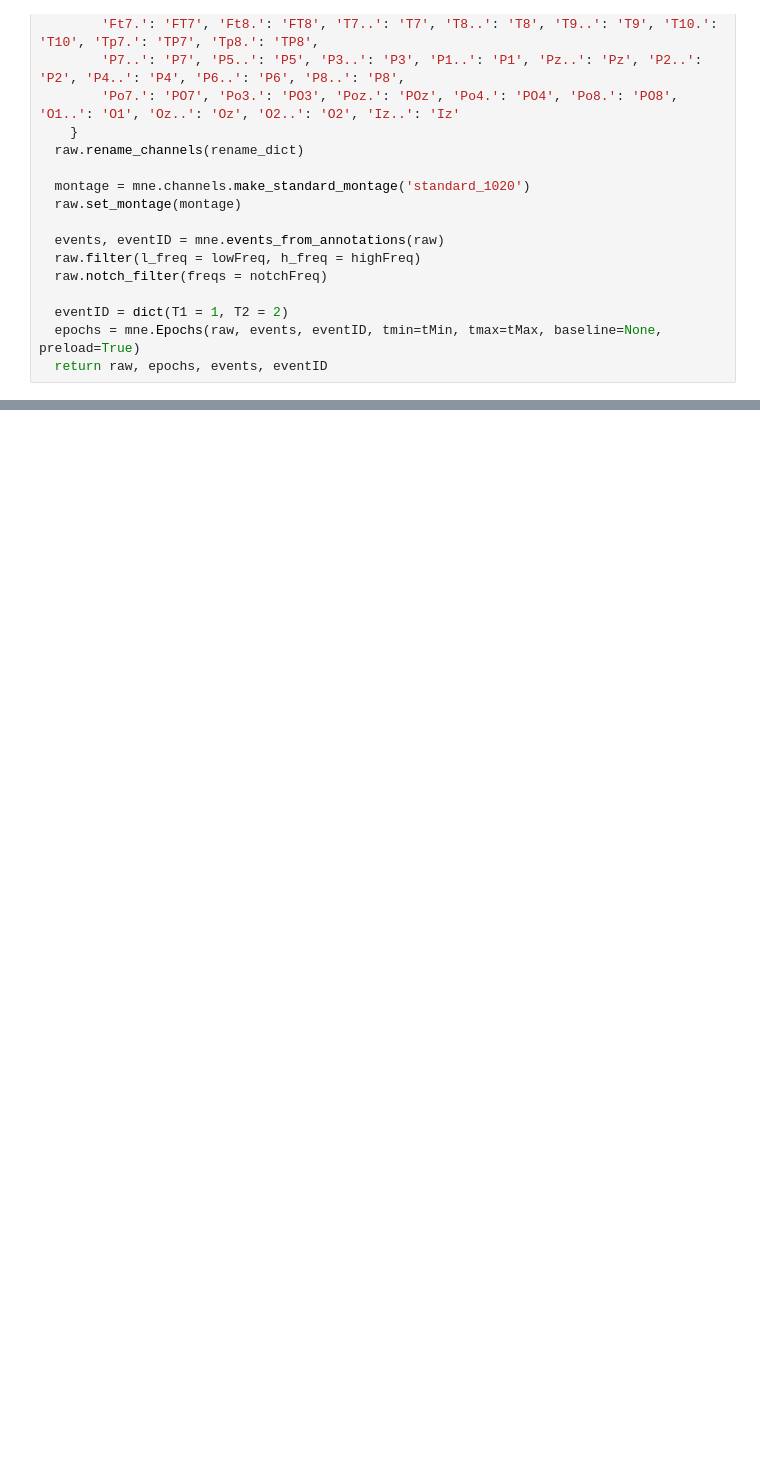
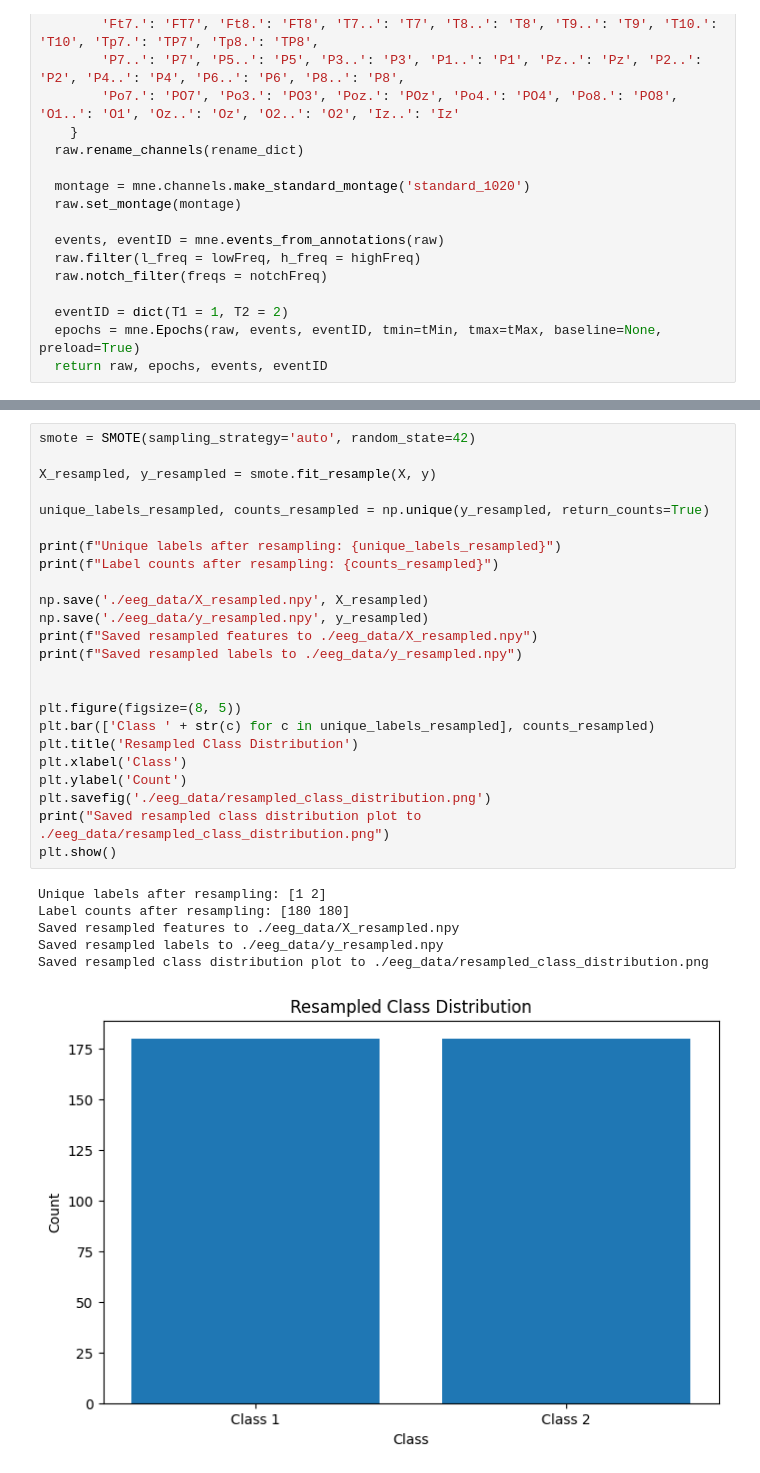
Before and after one commit to sruthiscodes/capstone, a Jupyter notebook: capstone.ipynb, the cells around one changed output, grey strips where cells are left out. Drawn from its saved outputs; the diff is of its cells as text; blank space fills up the shorter version.

```diff
--- a/capstone.ipynb
+++ b/capstone.ipynb
@@ -307,0 +316,31 @@ Using data from preloaded Raw for 68 events and 641 original time points ...
+# %%
+smote = SMOTE(sampling_strategy='auto', random_state=42)
+
+X_resampled, y_resampled = smote.fit_resample(X, y)
+
+unique_labels_resampled, counts_resampled = np.unique(y_resampled, return_counts=True)
+
+print(f"Unique labels after resampling: {unique_labels_resampled}")
+print(f"Label counts after resampling: {counts_resampled}")
+
+np.save('./eeg_data/X_resampled.npy', X_resampled)
+np.save('./eeg_data/y_resampled.npy', y_resampled)
+print(f"Saved resampled features to ./eeg_data/X_resampled.npy")
+print(f"Saved resampled labels to ./eeg_data/y_resampled.npy")
+
+
+plt.figure(figsize=(8, 5))
+plt.bar(['Class ' + str(c) for c in unique_labels_resampled], counts_resampled)
+plt.title('Resampled Class Distribution')
+plt.xlabel('Class')
+plt.ylabel('Count')
+plt.savefig('./eeg_data/resampled_class_distribution.png')
+print("Saved resampled class distribution plot to ./eeg_data/resampled_class_distribution.png")
+plt.show()
+# %% [output]
+Unique labels after resampling: [1 2]
+Label counts after resampling: [180 180]
+Saved resampled features to ./eeg_data/X_resampled.npy
+Saved resampled labels to ./eeg_data/y_resampled.npy
+Saved resampled class distribution plot to ./eeg_data/resampled_class_distribution.png
+[figure, added]
```
Also changed, not shown: parts of 8 cells of this notebook.
